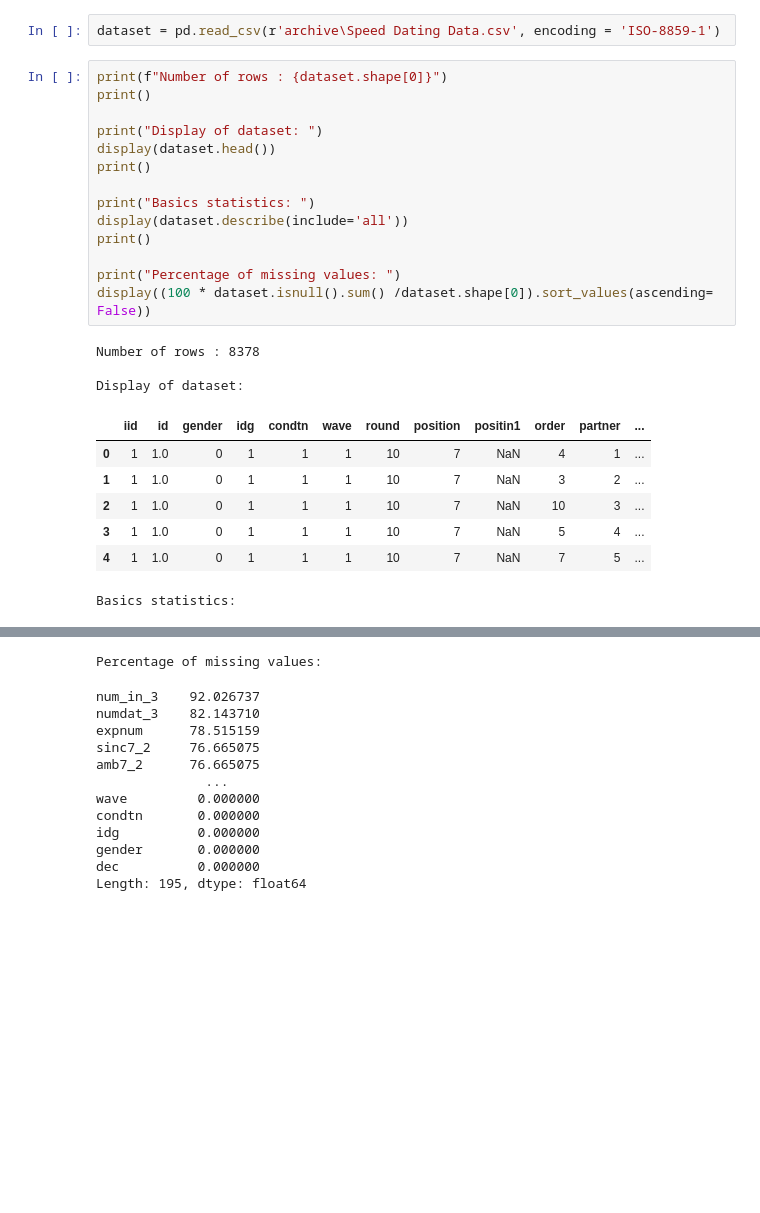
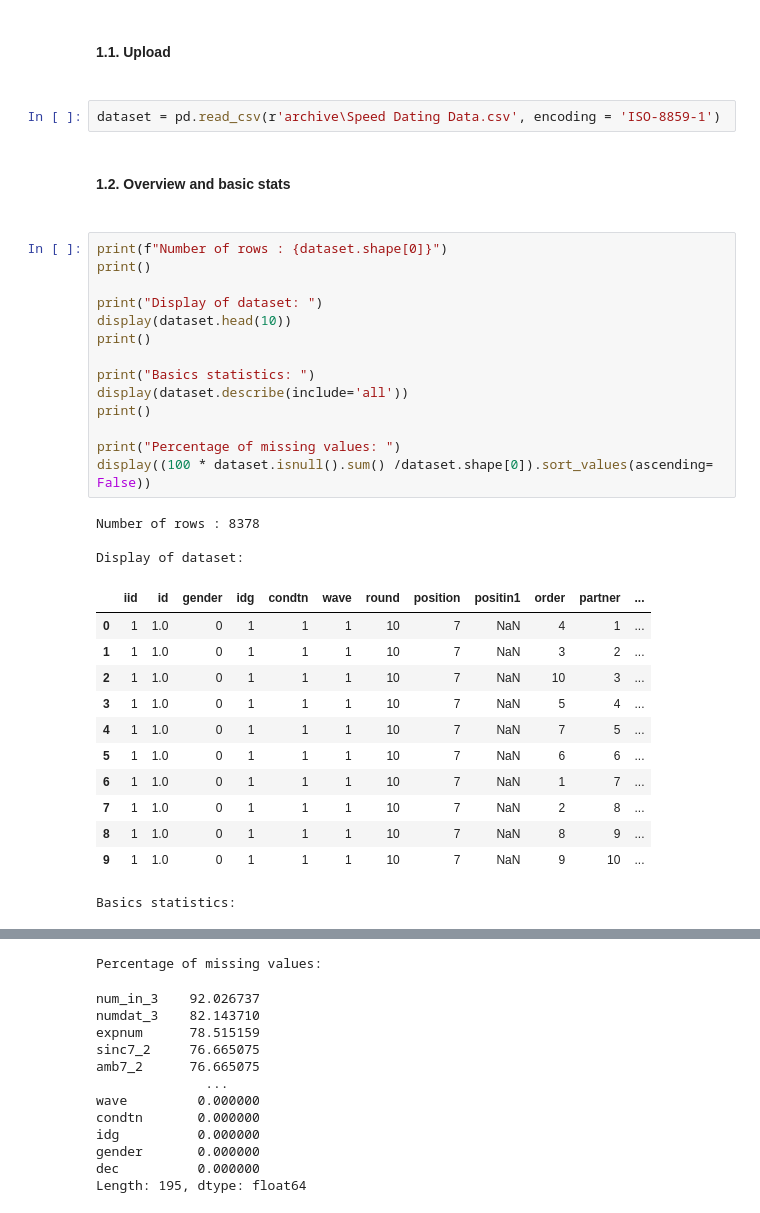
Before and after one commit to Flo-98/Bloc_2_Projects_Speed_dating, a Jupyter notebook: Project_Speed_Dating.ipynb, the cells around one changed output, grey strips where cells are left out. Saved outputs shown, nothing was run; the diff lists cells and outputs as text; blank space fills up the shorter version.

```diff
--- a/Project_Speed_Dating.ipynb
+++ b/Project_Speed_Dating.ipynb
@@ -10,29 +14,38 @@ import plotly.express as px
+# %% [markdown]
+<h4> 1.1. Upload <h4>
 # %%
 dataset = pd.read_csv(r'archive\Speed Dating Data.csv', encoding = 'ISO-8859-1')
+# %% [markdown]
+<h4> 1.2. Overview and basic stats <h4>
 # %%
 print(f"Number of rows : {dataset.shape[0]}")
 print()
 
 print("Display of dataset: ")
-display(dataset.head())
+display(dataset.head(10))
 print()
 
 print("Basics statistics: ")
 display(dataset.describe(include='all'))
 print()
 
 print("Percentage of missing values: ")
 display((100 * dataset.isnull().sum() /dataset.shape[0]).sort_values(ascending= False))
 # %% [output]
 Number of rows : 8378
 
 Display of dataset:
 |  | iid | id | gender | idg | condtn | wave | round | position | positin1 | order | partner | ... |
 | 0 | 1 | 1.0 | 0 | 1 | 1 | 1 | 10 | 7 | NaN | 4 | 1 | ... |
 | 1 | 1 | 1.0 | 0 | 1 | 1 | 1 | 10 | 7 | NaN | 3 | 2 | ... |
 | 2 | 1 | 1.0 | 0 | 1 | 1 | 1 | 10 | 7 | NaN | 10 | 3 | ... |
 | 3 | 1 | 1.0 | 0 | 1 | 1 | 1 | 10 | 7 | NaN | 5 | 4 | ... |
 | 4 | 1 | 1.0 | 0 | 1 | 1 | 1 | 10 | 7 | NaN | 7 | 5 | ... |
+| 5 | 1 | 1.0 | 0 | 1 | 1 | 1 | 10 | 7 | NaN | 6 | 6 | ... |
+| 6 | 1 | 1.0 | 0 | 1 | 1 | 1 | 10 | 7 | NaN | 1 | 7 | ... |
+| 7 | 1 | 1.0 | 0 | 1 | 1 | 1 | 10 | 7 | NaN | 2 | 8 | ... |
+| 8 | 1 | 1.0 | 0 | 1 | 1 | 1 | 10 | 7 | NaN | 8 | 9 | ... |
+| 9 | 1 | 1.0 | 0 | 1 | 1 | 1 | 10 | 7 | NaN | 9 | 10 | ... |
 Basics statistics:
 |  | iid | id | gender | idg | condtn | wave | round | position | positin1 | order | partner | ... |
 | count | 8378.000000 | 8377.000000 | 8378.000000 | 8378.000000 | 8378.000000 | 8378.000000 | 8378.000000 | 8378.000000 | 6532.000000 | 8378.000000 | 8378.000000 | ... |
```
Also changed, not shown: parts of 57 cells of this notebook.
